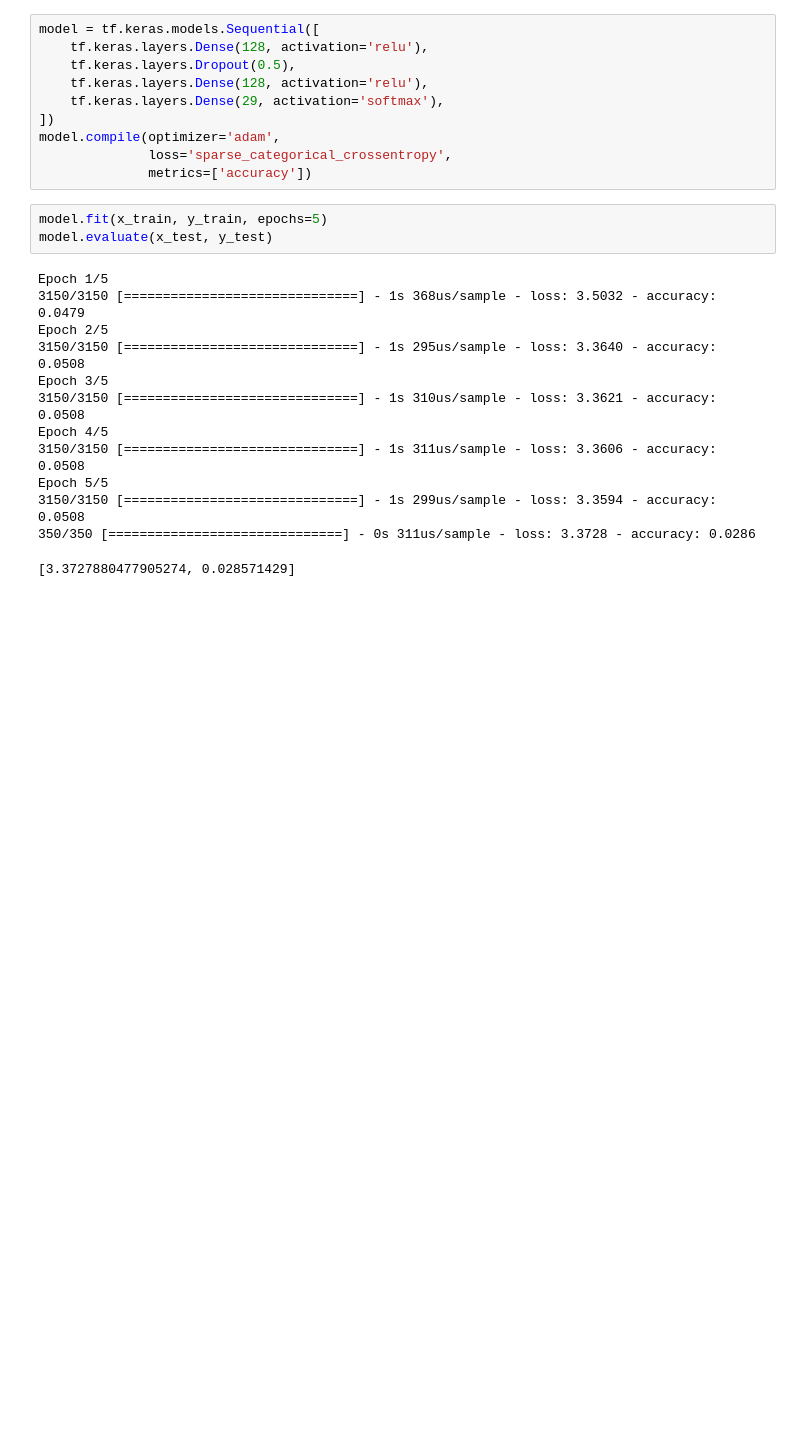
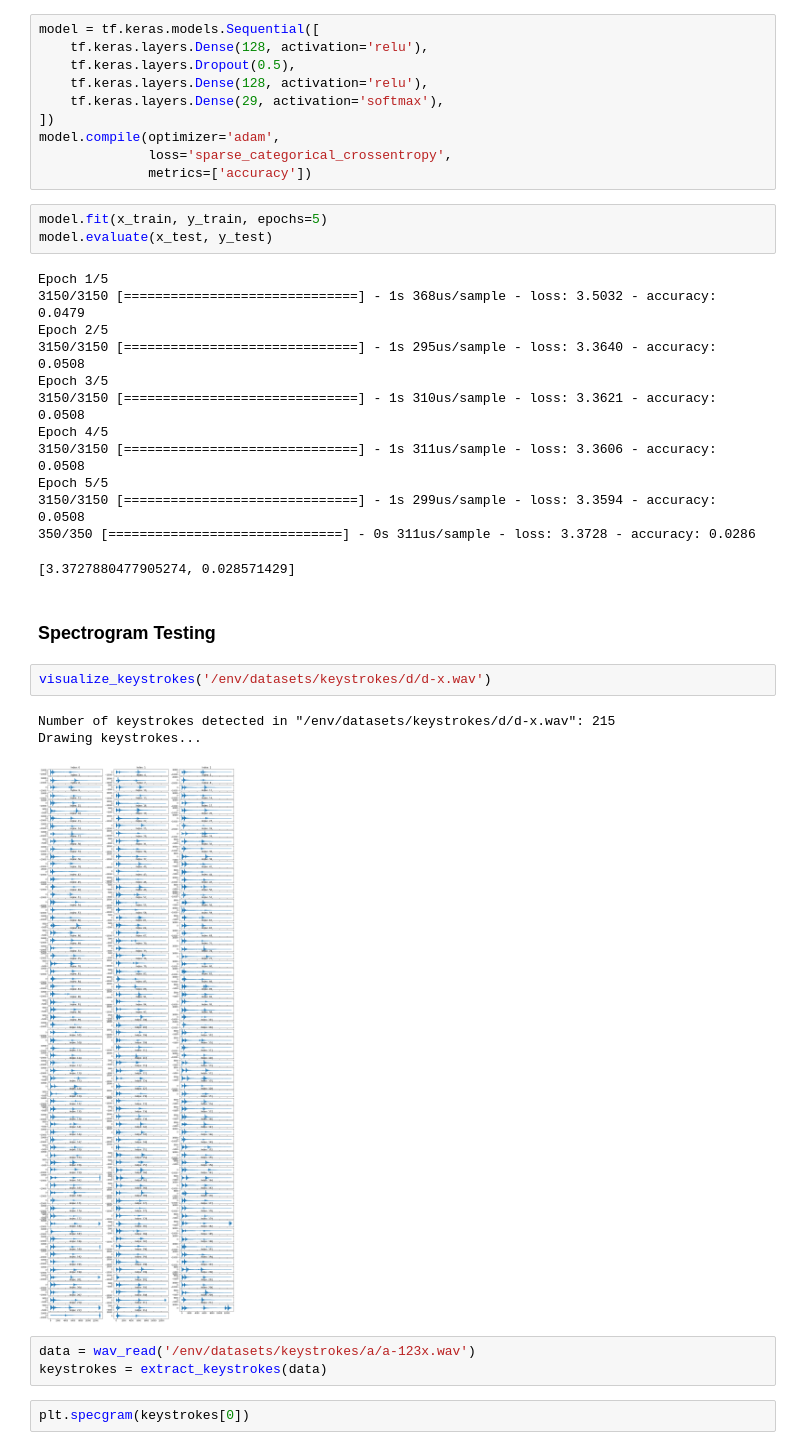
Before and after one commit to shoyo/acoustic-keylogger, a Jupyter notebook: src/supervised_learning.ipynb, the cells around one changed output. Drawn from its saved outputs; the diff is of its cells as text; blank space fills up the shorter version.

Commit message:
Start experimenting with spectrograms

```diff
--- a/src/supervised_learning.ipynb
+++ b/src/supervised_learning.ipynb
@@ -61,3 +62,16 @@ Epoch 5/5
 3150/3150 [==============================] - 1s 299us/sample - loss: 3.3594 - accuracy: 0.0508
 350/350 [==============================] - 0s 311us/sample - loss: 3.3728 - accuracy: 0.0286
 [3.3727880477905274, 0.028571429]
+# %% [markdown]
+### Spectrogram Testing
+# %%
+visualize_keystrokes('/env/datasets/keystrokes/d/d-x.wav')
+# %% [output]
+Number of keystrokes detected in "/env/datasets/keystrokes/d/d-x.wav": 215
+Drawing keystrokes...
+[figure, added]
+# %%
+data = wav_read('/env/datasets/keystrokes/a/a-123x.wav')
+keystrokes = extract_keystrokes(data)
+# %%
+plt.specgram(keystrokes[0])
```
Also changed, not shown: parts of 2 cells of this notebook, 1 other file.
